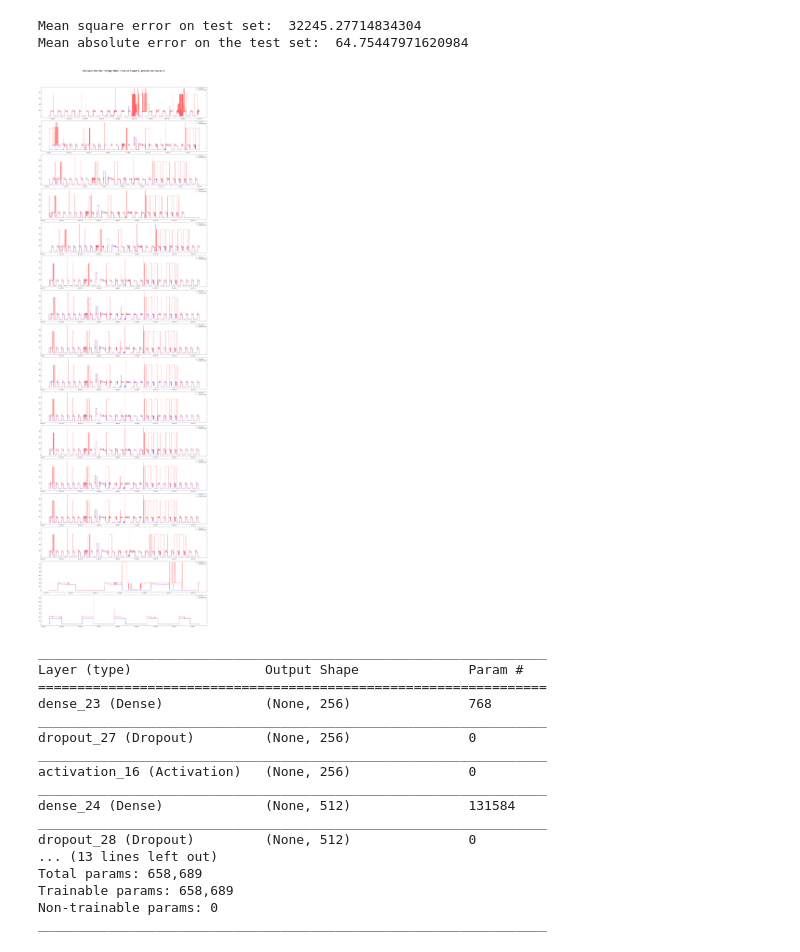
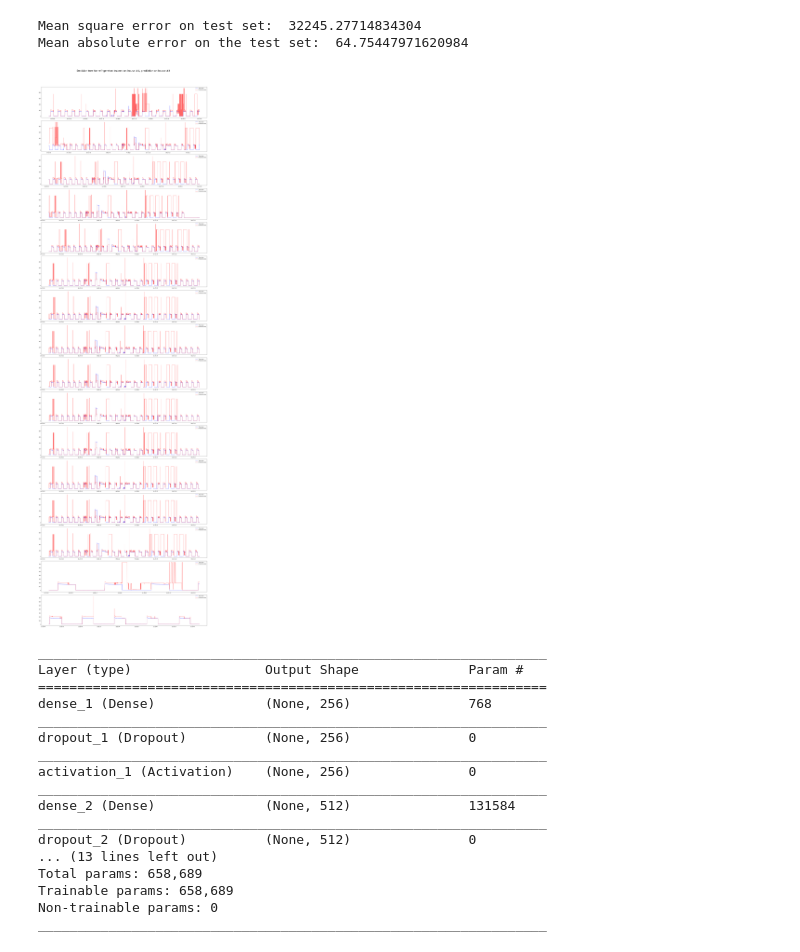
Before and after one commit to alirezasamar/DeepNILM, a Jupyter notebook: DeepNILM - Deep Energy Disaggregation.ipynb, the cells around one changed output. Saved outputs shown, nothing was run; the diff lists cells and outputs as text; code cells hidden in the pictures.

```diff
--- a/DeepNILM - Deep Energy Disaggregation.ipynb
+++ b/DeepNILM - Deep Energy Disaggregation.ipynb
@@ -13,7 +24,7 @@ import glob
 # %%
 def read_label_data():
     label = {}
-    for i in range(1, 7):
+    for i in range(1, 3):
         data = 'REDD/low_freq/house_{}/labels.dat'.format(i)
         label[i] = {}
         with open(data) as d:
@@ -23,7 +34,7 @@ def read_label_data():
     return label
 
 labels = read_label_data()
-for i in range(1, 7):
+for i in range(1, 3):
     print('House #{}:'.format(i), labels[i], '\n')
 # %% [output]
 House #1: {1: 'mains_1', 2: 'mains_2', 3: 'oven_3', 4: 'oven_4', 5: 'refrigerator_5', 6: 'dishwaser_6', 7: 'kitchen_outlets_7', 8: 'kitchen_outlets_8', 9: 'lighting_9', 10: 'washer_dryer_10', 11: 'mic ...
@@ -243,9 +246,9 @@ print('Mean absolute error on the test set: ', mae_tree_2)
 Mean square error on test set:  32245.27714834304
 Mean absolute error on the test set:  64.75447971620984
 # %%
-plot_each_app(df[2], dates[2], y_predict_2, y_2, 'Decision tree for refrigerator: train on house 1, predict on house 2')
+plot_each_app(df[2], dates[2], y_predict_2, y_2, 'Decision tree for refrigerator: trained on house #1, prediction on house #2')
 # %% [output]
-[figure, old version]
+[figure, new version]
 # %%
 from keras.layers.core import Dense, Activation, Dropout
 from keras.layers.recurrent import LSTM
@@ -269,15 +272,15 @@ fc_model_1 = build_fc_model([2, 256, 512, 1024, 1])
 _________________________________________________________________
 Layer (type)                 Output Shape              Param #
 =================================================================
-dense_23 (Dense)             (None, 256)               768
+dense_1 (Dense)              (None, 256)               768
 _________________________________________________________________
-dropout_27 (Dropout)         (None, 256)               0
+dropout_1 (Dropout)          (None, 256)               0
 _________________________________________________________________
-activation_16 (Activation)   (None, 256)               0
+activation_1 (Activation)    (None, 256)               0
 _________________________________________________________________
-dense_24 (Dense)             (None, 512)               131584
+dense_2 (Dense)              (None, 512)               131584
 _________________________________________________________________
-dropout_28 (Dropout)         (None, 512)               0
+dropout_2 (Dropout)          (None, 512)               0
 ... (13 lines left out)
 Total params: 658,689
 Trainable params: 658,689
```
Also changed, not shown: parts of 10 cells of this notebook, 8 other files.
